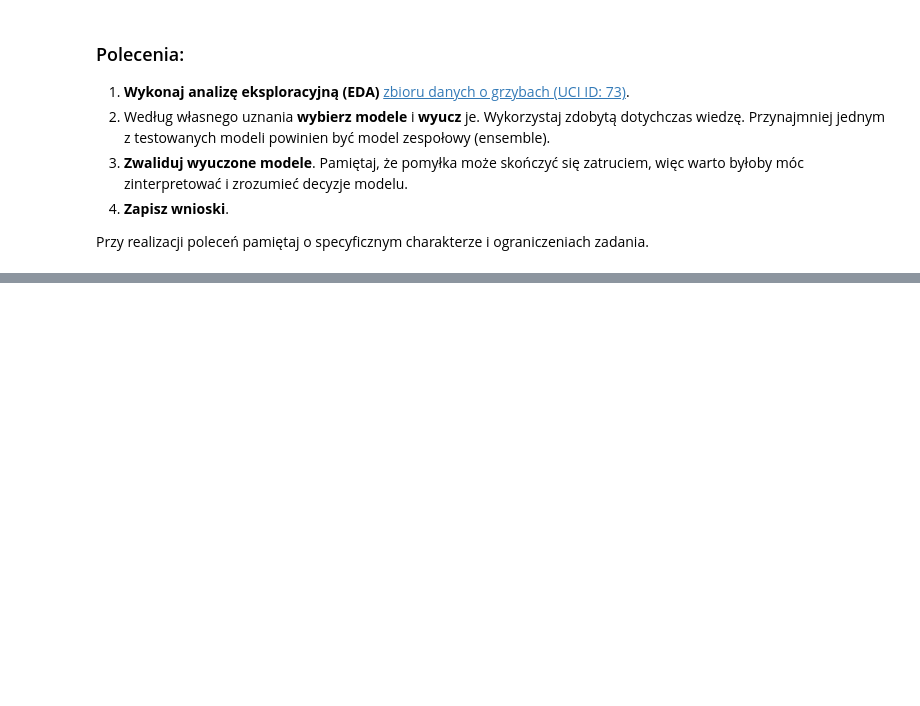
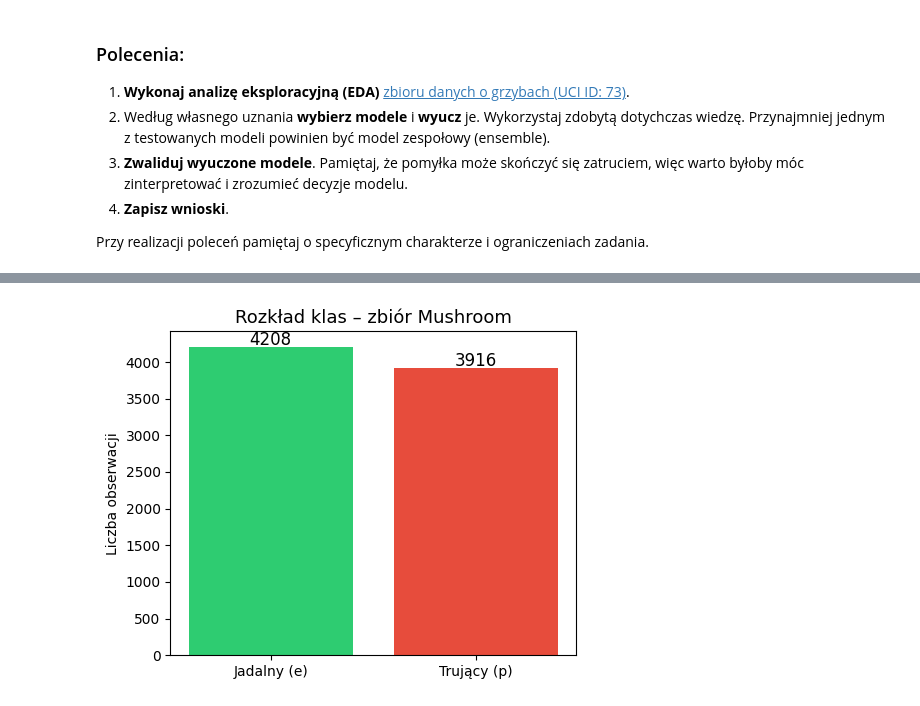
Before and after one commit to Zajecia-na-PWr-LR/lista-5-kub47, a Jupyter notebook: Lab_05.ipynb, the cells around one changed output, grey strips where cells are left out. Cells and saved outputs as stored; diff of their text form; code cells hidden in the pictures; blank space fills up the shorter version.

```diff
--- a/Lab_05.ipynb
+++ b/Lab_05.ipynb
@@ -578,0 +785,13 @@ Przy realizacji poleceń pamiętaj o specyficznym charakterze i ograniczeniach z
+# %%
+# pobranie danych
+mushroom = fetch_ucirepo(id=73)
+
+X = mushroom.data.features
+y = mushroom.data.targets.squeeze()
+
+print("Kształt X:", X.shape)
+print("Kształt y:", y.shape)
+print("\nRozkład klas:")
+print(y.value_counts())
+print("\nPrzykładowe wiersze:")
+X.head()
@@ -578,0 +847,16 @@ Przy realizacji poleceń pamiętaj o specyficznym charakterze i ograniczeniach z
+# %%
+# rozklad klas
+fig, ax = plt.subplots(figsize=(5, 4))
+counts = y.value_counts()
+bars = ax.bar(["Jadalny (e)", "Trujący (p)"],
+              [counts["e"], counts["p"]],
+              color=["#2ecc71", "#e74c3c"])
+for bar, val in zip(bars, [counts["e"], counts["p"]]):
+    ax.text(bar.get_x() + bar.get_width()/2, bar.get_height() + 30,
+            str(val), ha="center", fontsize=12)
+ax.set_title("Rozkład klas – zbiór Mushroom", fontsize=13)
+ax.set_ylabel("Liczba obserwacji")
+plt.tight_layout()
+plt.show()
+# %% [output]
+[figure, added]
```
Also changed, not shown: parts of 46 cells of this notebook, 2 other files.
